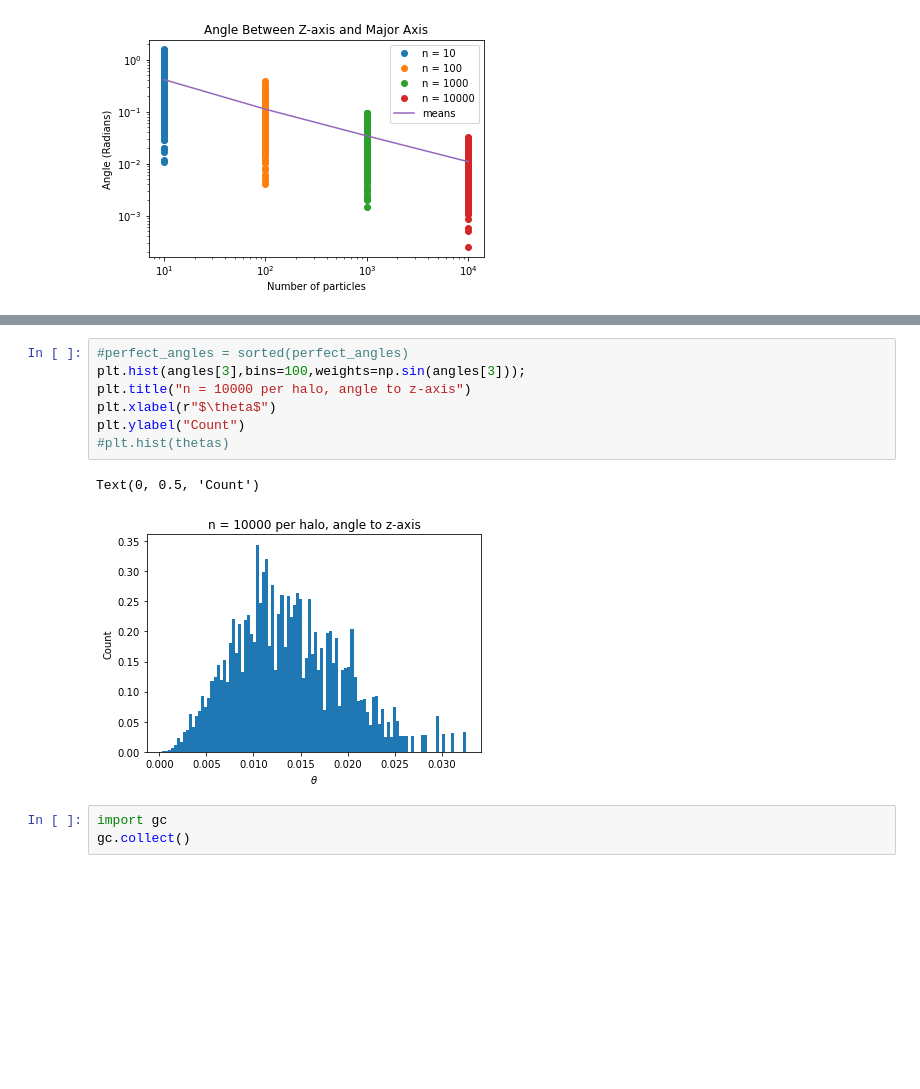
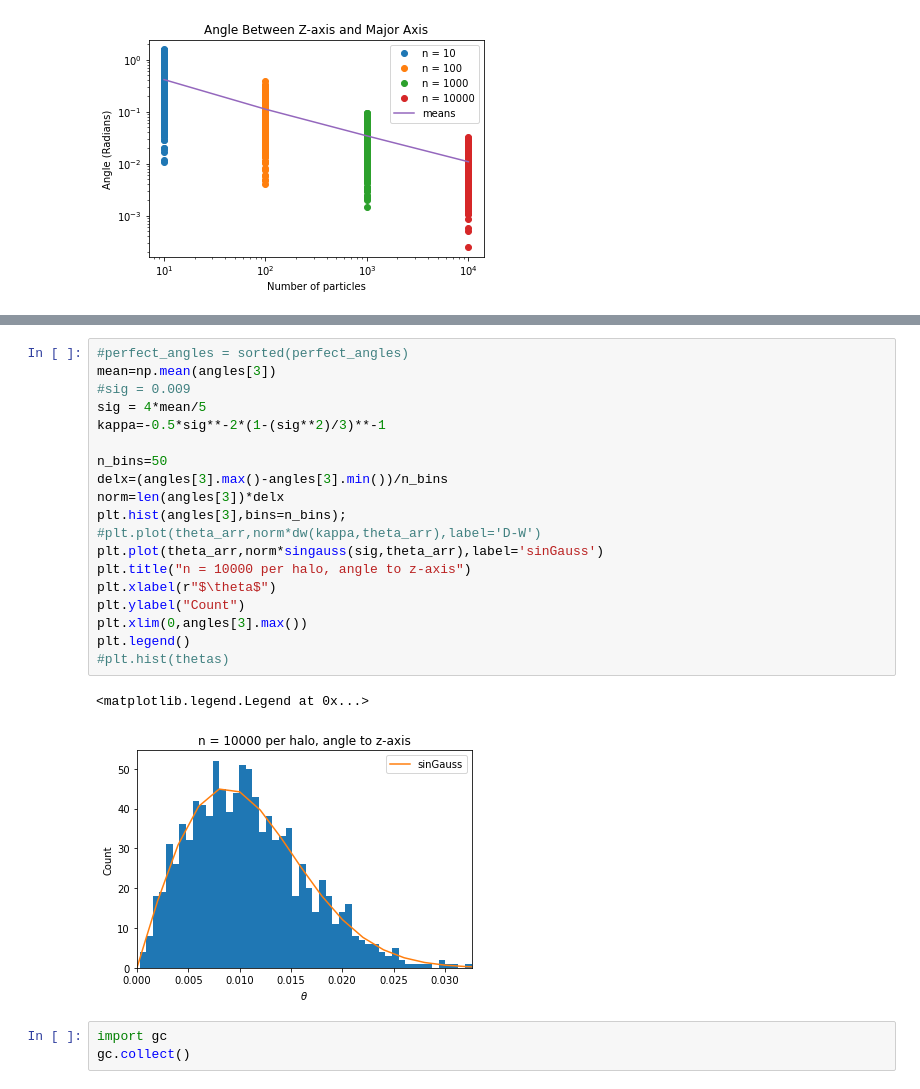
Before and after one commit to aphearin/ellipsoidal_nfw, a Jupyter notebook: halo_orientations_JAB.ipynb, the cells around one changed output, grey strips where cells are left out. Saved outputs shown, nothing was run; the diff lists cells and outputs as text; blank space fills up the shorter version.

```diff
--- a/halo_orientations_JAB.ipynb
+++ b/halo_orientations_JAB.ipynb
@@ -248,13 +283,25 @@ Text(0, 0.5, 'Count')
-# %%
-#perfect_angles = sorted(perfect_angles)
-plt.hist(angles[3],bins=100,weights=np.sin(angles[3]));
-plt.title("n = 10000 per halo, angle to z-axis")
-plt.xlabel(r"$\theta$")
-plt.ylabel("Count")
-#plt.hist(thetas)
-# %% [output]
-Text(0, 0.5, 'Count')
-[figure, removed]
+# %%
+#perfect_angles = sorted(perfect_angles)
+mean=np.mean(angles[3])
+#sig = 0.009
+sig = 4*mean/5
+kappa=-0.5*sig**-2*(1-(sig**2)/3)**-1
+
+n_bins=50
+delx=(angles[3].max()-angles[3].min())/n_bins
+norm=len(angles[3])*delx
+plt.hist(angles[3],bins=n_bins);
+#plt.plot(theta_arr,norm*dw(kappa,theta_arr),label='D-W')
+plt.plot(theta_arr,norm*singauss(sig,theta_arr),label='sinGauss')
+plt.title("n = 10000 per halo, angle to z-axis")
+plt.xlabel(r"$\theta$")
+plt.ylabel("Count")
+plt.xlim(0,angles[3].max())
+plt.legend()
+#plt.hist(thetas)
+# %% [output]
+<matplotlib.legend.Legend at 0x...>
+[figure, added]
 # %%
 import gc
 gc.collect()
```
Also changed, not shown: parts of 12 cells of this notebook.
